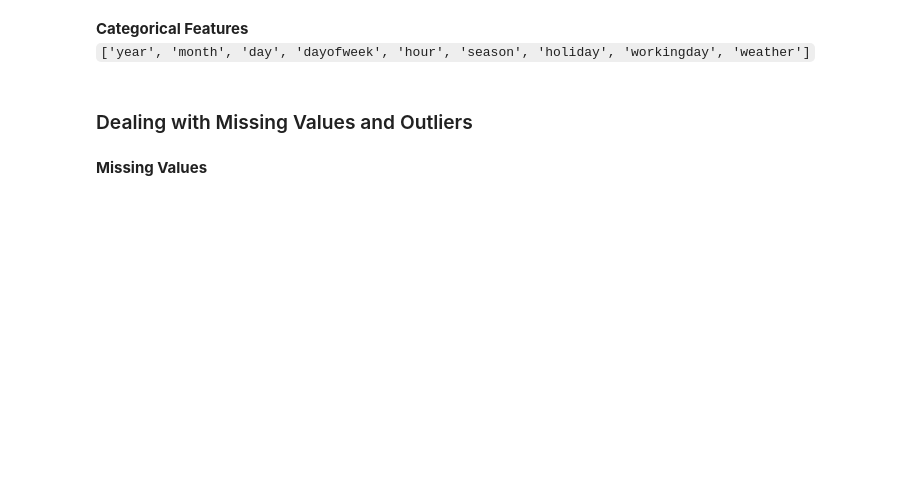
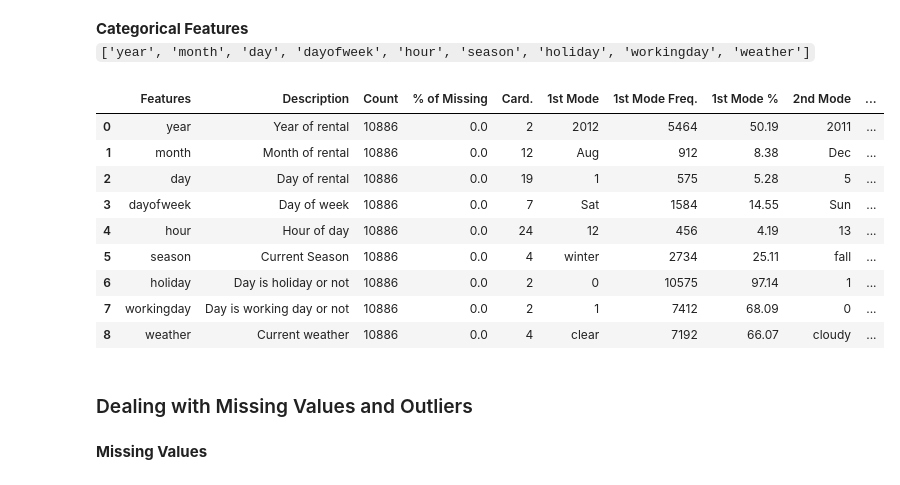
Before and after one commit to annan92419/GaState, a Jupyter notebook: grad_projects/CSC6780 - Data Science/project_main.ipynb, the cells around one changed output. Drawn from its saved outputs; the diff is of its cells as text; code cells hidden in the pictures; blank space fills up the shorter version.

```diff
--- a/grad_projects/CSC6780 - Data Science/project_main.ipynb
+++ b/grad_projects/CSC6780 - Data Science/project_main.ipynb
@@ -315,28 +325,39 @@ __Categorical Features__ <br>
 # %%
 # Description of categorical features
 cat_description = ['Year of rental', 'Month of rental', 'Day of rental', 'Day of week',
                    'Hour of day', 'Current Season', 'Day is holiday or not',
                     'Day is working day or not', 'Current weather']
 
 categorical_features_dqr = pd.DataFrame()
 
-for idx, feature in enumerate(catcols[:-1]):
+for idx, feature in enumerate(cat_cols):
     cat_dqr = pd.DataFrame()
     cat_dqr['Features'] = [feature]
     cat_dqr['Description'] = [cat_description[idx]]
     cat_dqr['Count'] = [eda_df[feature].shape[0]]
     cat_dqr['% of Missing'] = [eda_df[feature].isnull().sum() / eda_df[feature].shape[0]]
     cat_dqr['Card.'] = [eda_df[feature].nunique()]
     cat_dqr['1st Mode'] = [eda_df[feature].mode(dropna=True)[0]]
     cat_dqr['1st Mode Freq.'] = [eda_df[eda_df[feature] == cat_dqr['1st Mode'][0]].shape[0]]
     cat_dqr['1st Mode %'] = np.around(cat_dqr['1st Mode Freq.'] / cat_dqr['Count'] * 100, 2)
     cat_dqr['2nd Mode'] = [eda_df[eda_df[feature] != cat_dqr['1st Mode'][0]][feature].mode(dropna=True)[0]]
     cat_dqr['2nd Mode Freq.'] = [eda_df[eda_df[feature] == cat_dqr['2nd Mode'][0]].shape[0]]
     cat_dqr['2nd Mode %'] = np.around(cat_dqr['2nd Mode Freq.'] / cat_dqr['Count'] * 100, 2)
     categorical_features_dqr = pd.concat([categorical_features_dqr, cat_dqr],
                                          axis=0, ignore_index=True)
 
 categorical_features_dqr
+# %% [output]
+|  | Features | Description | Count | % of Missing | Card. | 1st Mode | 1st Mode Freq. | 1st Mode % | 2nd Mode | ... |
+| 0 | year | Year of rental | 10886 | 0.0 | 2 | 2012 | 5464 | 50.19 | 2011 | ... |
+| 1 | month | Month of rental | 10886 | 0.0 | 12 | Aug | 912 | 8.38 | Dec | ... |
+| 2 | day | Day of rental | 10886 | 0.0 | 19 | 1 | 575 | 5.28 | 5 | ... |
+| 3 | dayofweek | Day of week | 10886 | 0.0 | 7 | Sat | 1584 | 14.55 | Sun | ... |
+| 4 | hour | Hour of day | 10886 | 0.0 | 24 | 12 | 456 | 4.19 | 13 | ... |
+| 5 | season | Current Season | 10886 | 0.0 | 4 | winter | 2734 | 25.11 | fall | ... |
+| 6 | holiday | Day is holiday or not | 10886 | 0.0 | 2 | 0 | 10575 | 97.14 | 1 | ... |
+| 7 | workingday | Day is working day or not | 10886 | 0.0 | 2 | 1 | 7412 | 68.09 | 0 | ... |
+| 8 | weather | Current weather | 10886 | 0.0 | 4 | clear | 7192 | 66.07 | cloudy | ... |
 # %% [markdown]
 ### Dealing with Missing Values and Outliers
 # %% [markdown]
```
Also changed, not shown: parts of 11 cells of this notebook, 17 other files.
